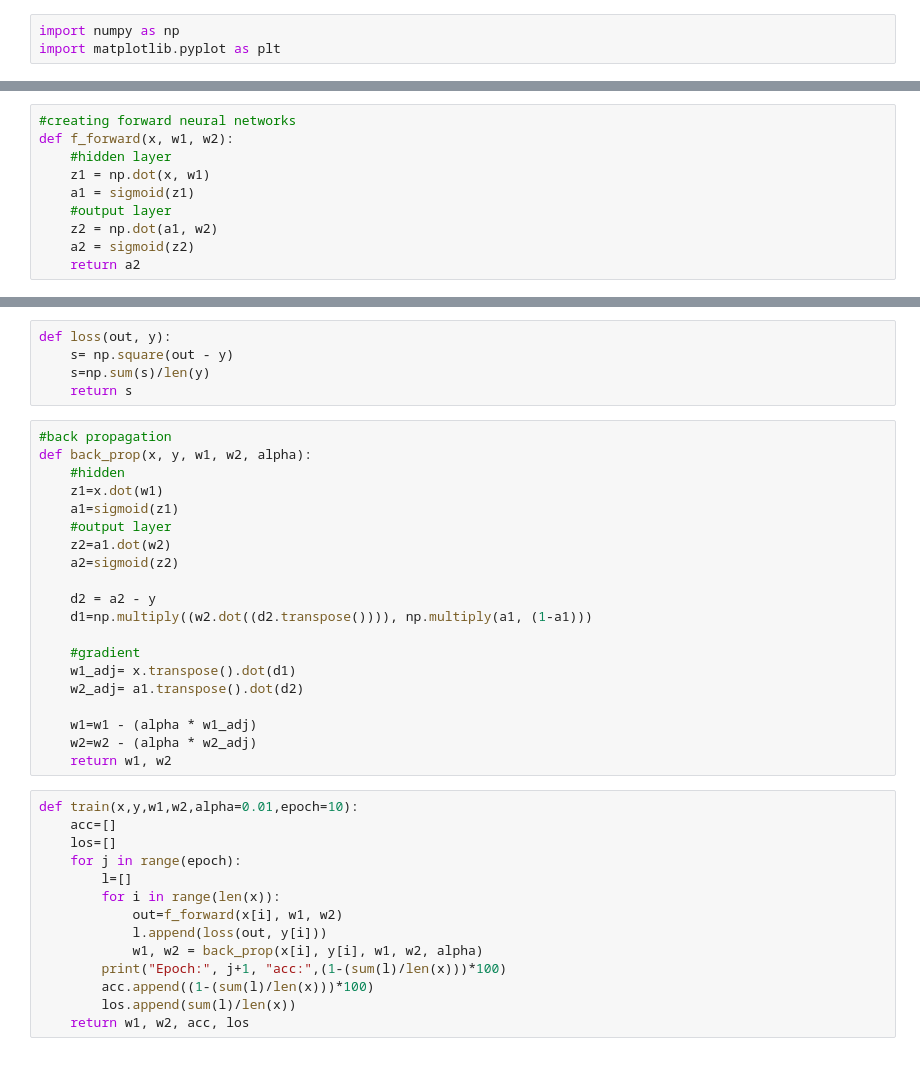
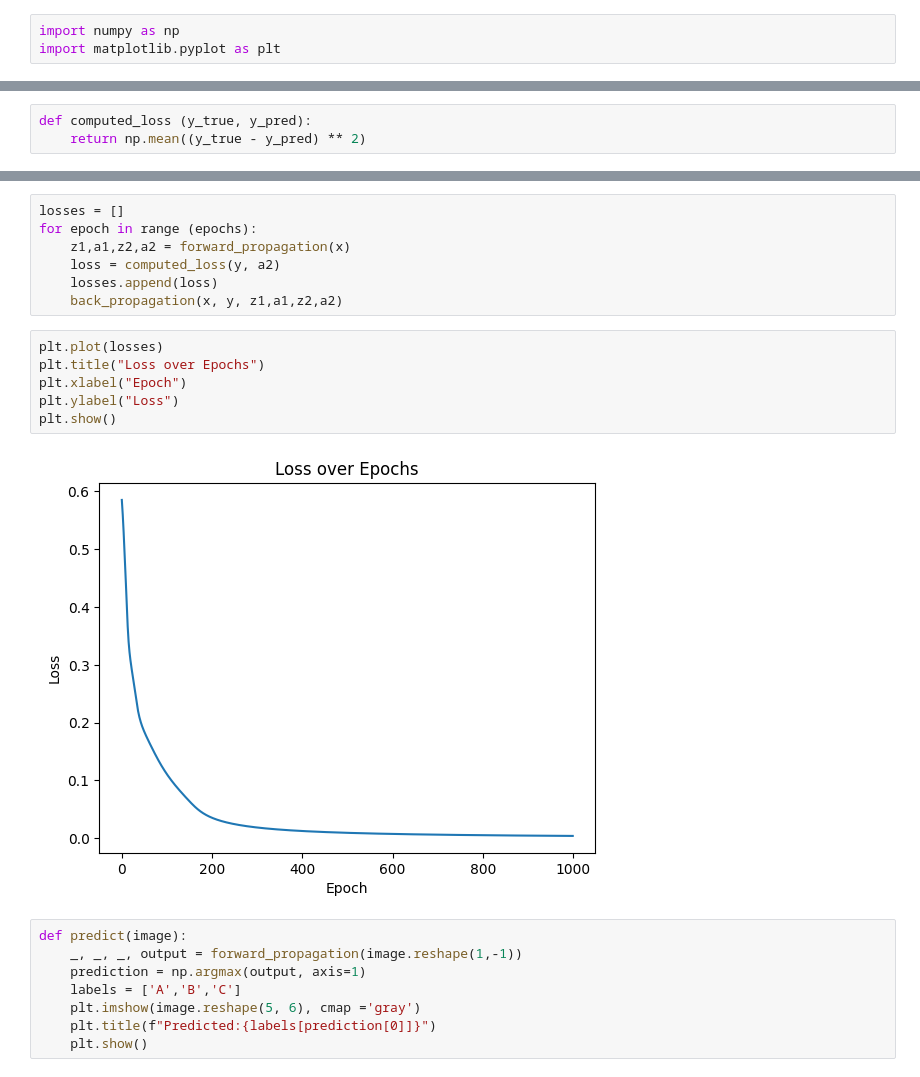
Before and after one commit to Shreya-Gupta24/TuteDude-Data-Science-Assignments, a Jupyter notebook: neural-network-classifier.ipynb, the cells around one changed output, grey strips where cells are left out. Drawn from its saved outputs; the diff is of its cells as text.

Commit message:
Neural Networks Updated

```diff
--- a/neural-network-classifier.ipynb
+++ b/neural-network-classifier.ipynb
@@ -52,11 +52,4 @@ def sigmoid(x):
 # %%
-#creating forward neural networks
-def f_forward(x, w1, w2):
-    #hidden layer
-    z1 = np.dot(x, w1)
-    a1 = sigmoid(z1)
-    #output layer
-    z2 = np.dot(a1, w2)
-    a2 = sigmoid(z2)
-    return a2
+def computed_loss (y_true, y_pred):
+    return np.mean((y_true - y_pred) ** 2)
 # %%
@@ -69,40 +72,24 @@ def generate_wt(x,y):
 # %%
-def loss(out, y):
-    s= np.square(out - y)
-    s=np.sum(s)/len(y)
-    return s
+losses = []
+for epoch in range (epochs):
+    z1,a1,z2,a2 = forward_propagation(x)
+    loss = computed_loss(y, a2)
+    losses.append(loss)
+    back_propagation(x, y, z1,a1,z2,a2)
 # %%
-#back propagation
-def back_prop(x, y, w1, w2, alpha):
-    #hidden
-    z1=x.dot(w1)
-    a1=sigmoid(z1)
-    #output layer
-    z2=a1.dot(w2)
-    a2=sigmoid(z2)
-
-    d2 = a2 - y
-    d1=np.multiply((w2.dot((d2.transpose()))), np.multiply(a1, (1-a1)))
-
-    #gradient
-    w1_adj= x.transpose().dot(d1)
-    w2_adj= a1.transpose().dot(d2)
-
-    w1=w1 - (alpha * w1_adj)
-    w2=w2 - (alpha * w2_adj)
-    return w1, w2
+plt.plot(losses)
+plt.title("Loss over Epochs")
+plt.xlabel("Epoch")
+plt.ylabel("Loss")
+plt.show()
+# %% [output]
+[figure, added]
 # %%
-def train(x,y,w1,w2,alpha=0.01,epoch=10):
-    acc=[]
-    los=[]
-    for j in range(epoch):
-        l=[]
-        for i in range(len(x)):
-            out=f_forward(x[i], w1, w2)
-            l.append(loss(out, y[i]))
-            w1, w2 = back_prop(x[i], y[i], w1, w2, alpha)
-        print("Epoch:", j+1, "acc:",(1-(sum(l)/len(x)))*100)
-        acc.append((1-(sum(l)/len(x)))*100)
-        los.append(sum(l)/len(x))
-    return w1, w2, acc, los
+def predict(image):
+    _, _, _, output = forward_propagation(image.reshape(1,-1))
+    prediction = np.argmax(output, axis=1)
+    labels = ['A','B','C']
+    plt.imshow(image.reshape(5, 6), cmap ='gray')
+    plt.title(f"Predicted:{labels[prediction[0]]}")
+    plt.show()
 # %%
```
Also changed, not shown: parts of 14 cells of this notebook.
